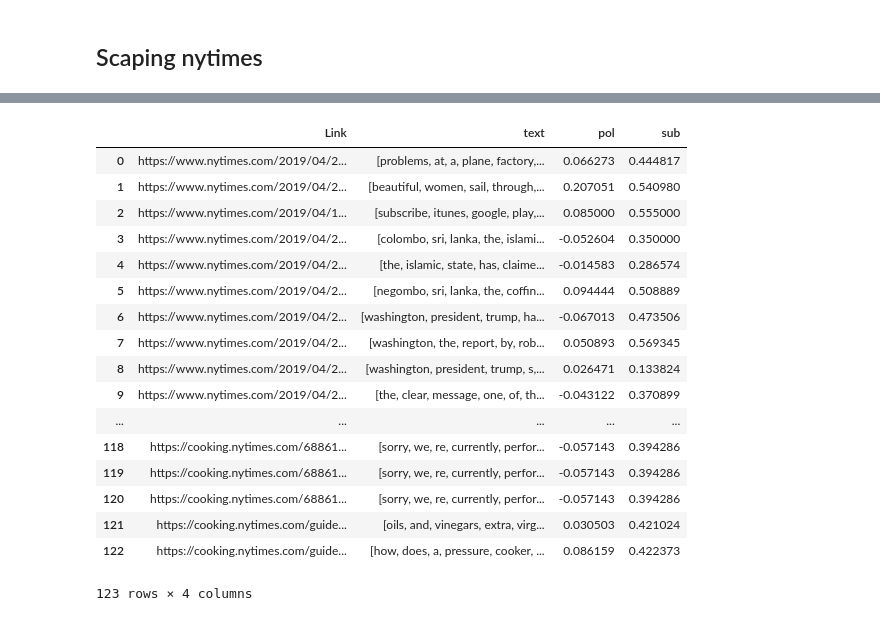
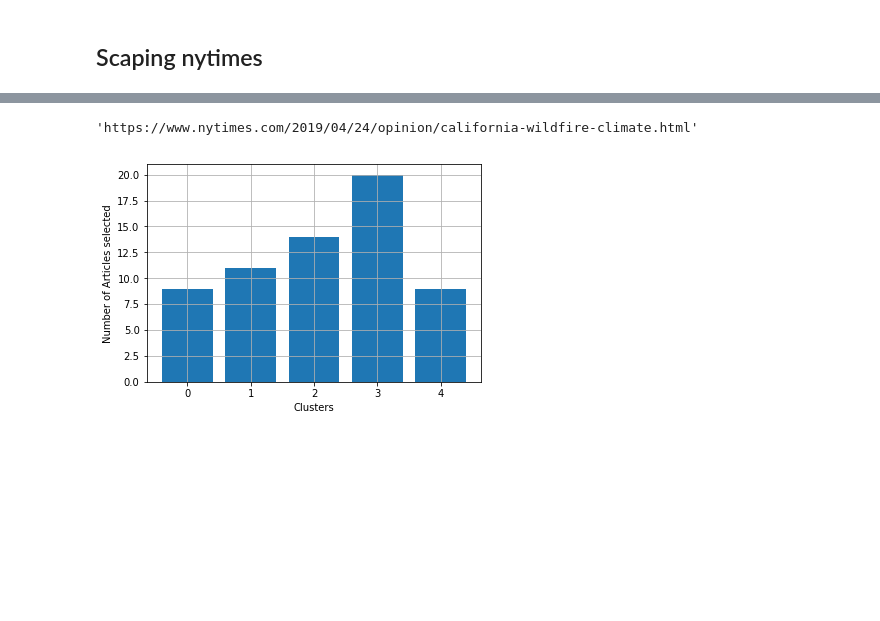
Before and after one commit to sohilp2/Twitter-News-article-Recommendation, a Jupyter notebook: Project_includes_topic_modelling_and_sentiment_analysis.ipynb, the cells around one changed output, grey strips where cells are left out. Cells and saved outputs as stored; diff of their text form; code cells hidden in the pictures; blank space fills up the shorter version.

```diff
--- a/Project_includes_topic_modelling_and_sentiment_analysis.ipynb
+++ b/Project_includes_topic_modelling_and_sentiment_analysis.ipynb
@@ -1055,21 +1030,0 @@ recommend #0 is cluster group
-# %%
-df_text
-# %% [output]
-|  | Link | text | pol | sub |
-| 0 | https://www.nytimes.com/2019/04/2... | [problems, at, a, plane, factory,... | 0.066273 | 0.444817 |
-| 1 | https://www.nytimes.com/2019/04/2... | [beautiful, women, sail, through,... | 0.207051 | 0.540980 |
-| 2 | https://www.nytimes.com/2019/04/1... | [subscribe, itunes, google, play,... | 0.085000 | 0.555000 |
-| 3 | https://www.nytimes.com/2019/04/2... | [colombo, sri, lanka, the, islami... | -0.052604 | 0.350000 |
-| 4 | https://www.nytimes.com/2019/04/2... | [the, islamic, state, has, claime... | -0.014583 | 0.286574 |
-| 5 | https://www.nytimes.com/2019/04/2... | [negombo, sri, lanka, the, coffin... | 0.094444 | 0.508889 |
-| 6 | https://www.nytimes.com/2019/04/2... | [washington, president, trump, ha... | -0.067013 | 0.473506 |
-| 7 | https://www.nytimes.com/2019/04/2... | [washington, the, report, by, rob... | 0.050893 | 0.569345 |
-| 8 | https://www.nytimes.com/2019/04/2... | [washington, president, trump, s,... | 0.026471 | 0.133824 |
-| 9 | https://www.nytimes.com/2019/04/2... | [the, clear, message, one, of, th... | -0.043122 | 0.370899 |
-| ... | ... | ... | ... | ... |
-| 118 | https://cooking.nytimes.com/68861... | [sorry, we, re, currently, perfor... | -0.057143 | 0.394286 |
-| 119 | https://cooking.nytimes.com/68861... | [sorry, we, re, currently, perfor... | -0.057143 | 0.394286 |
-| 120 | https://cooking.nytimes.com/68861... | [sorry, we, re, currently, perfor... | -0.057143 | 0.394286 |
-| 121 | https://cooking.nytimes.com/guide... | [oils, and, vinegars, extra, virg... | 0.030503 | 0.421024 |
-| 122 | https://cooking.nytimes.com/guide... | [how, does, a, pressure, cooker, ... | 0.086159 | 0.422373 |
-123 rows × 4 columns
@@ -1075,0 +1033,13 @@ df_text
+# %%
+recommend.iloc[25,2]
+# %% [output]
+'https://www.nytimes.com/2019/04/24/opinion/california-wildfire-climate.html'
+# %%
+import seaborn as sns
+plt.bar(recommend[0].value_counts().index,recommend[0].value_counts())
+plt.grid()
+plt.xlabel('Clusters')
+plt.ylabel('Number of Articles selected')
+plt.savefig('Percentage Recommend.png',bbox_inches='tight')
+# %% [output]
+[figure, added]
```
Also changed, not shown: parts of 17 cells of this notebook, 5 other files.
